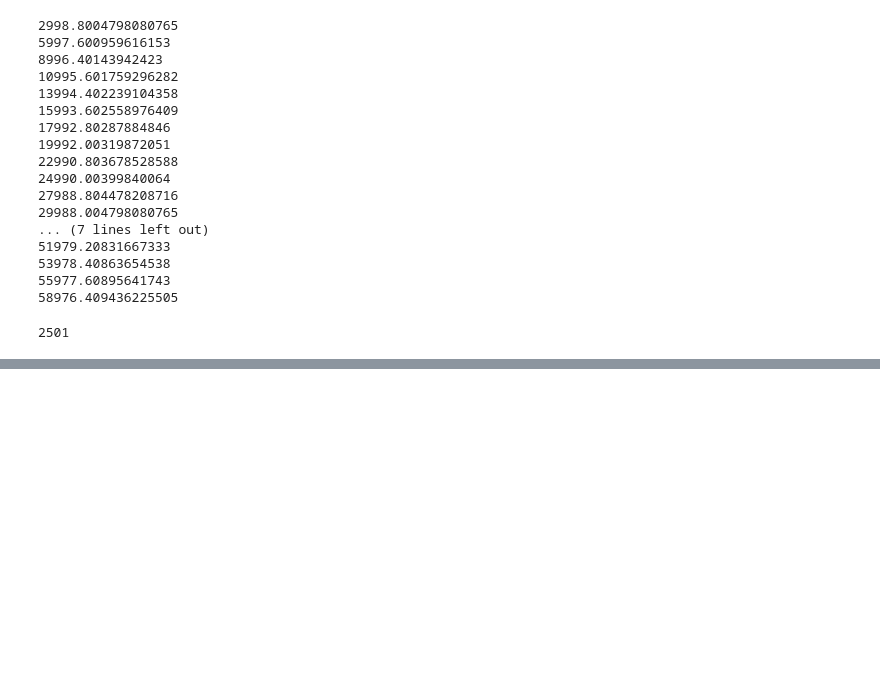
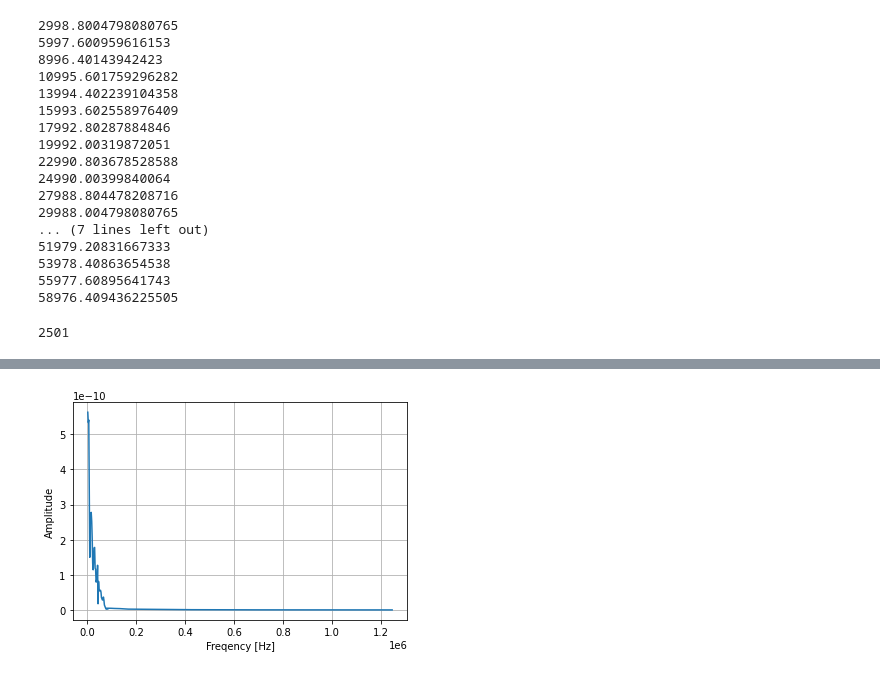
Before and after one commit to shirafuji/graduation_thesis, a Jupyter notebook: machine_learning_master/fft_sample.ipynb, the cells around one changed output, grey strips where cells are left out. Saved outputs shown, nothing was run; the diff lists cells and outputs as text; code cells hidden in the pictures; blank space fills up the shorter version.

```diff
--- a/machine_learning_master/fft_sample.ipynb
+++ b/machine_learning_master/fft_sample.ipynb
@@ -98,0 +141,12 @@ print(N)
+# %%
+N = len(no_hole_data2)
+Amp = np.abs(F/(N/2)) # 振幅
+
+fig, ax = plt.subplots()
+ax.plot(freq[1:int(N/2)], Amp[1:int(N/2)])
+ax.set_xlabel("Freqency [Hz]")
+ax.set_ylabel("Amplitude")
+ax.grid()
+plt.show()
+# %% [output]
+[figure, added]
```
Also changed, not shown: parts of 6 cells of this notebook, 11 other files.
